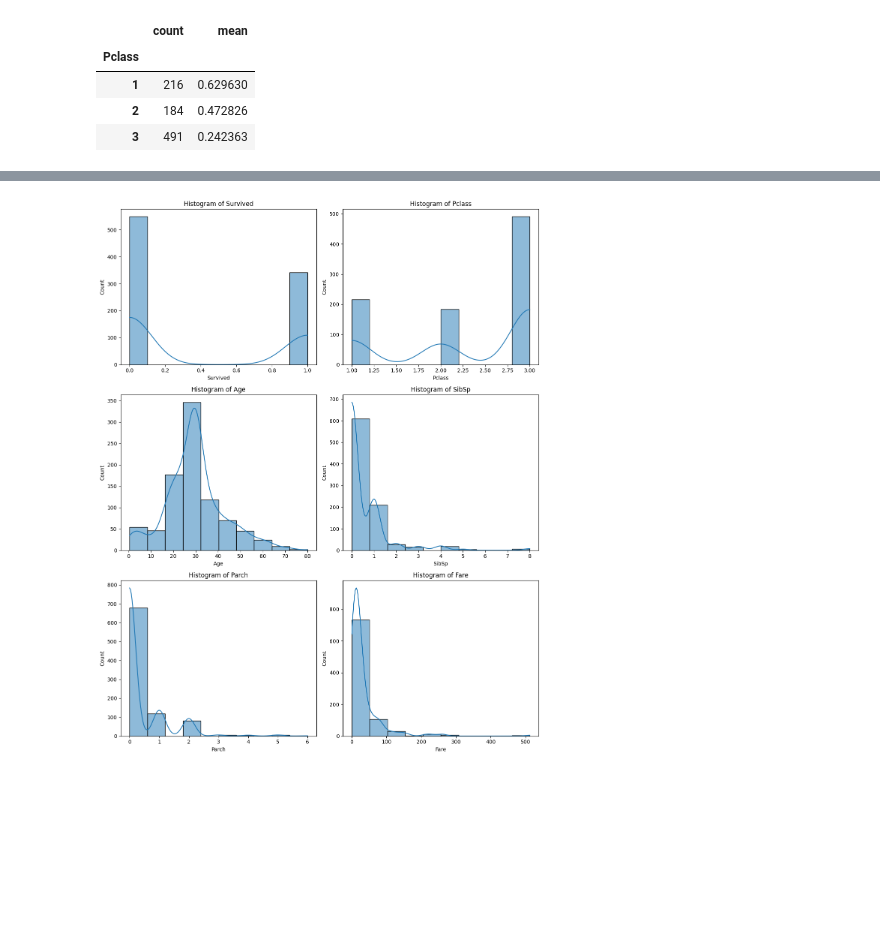
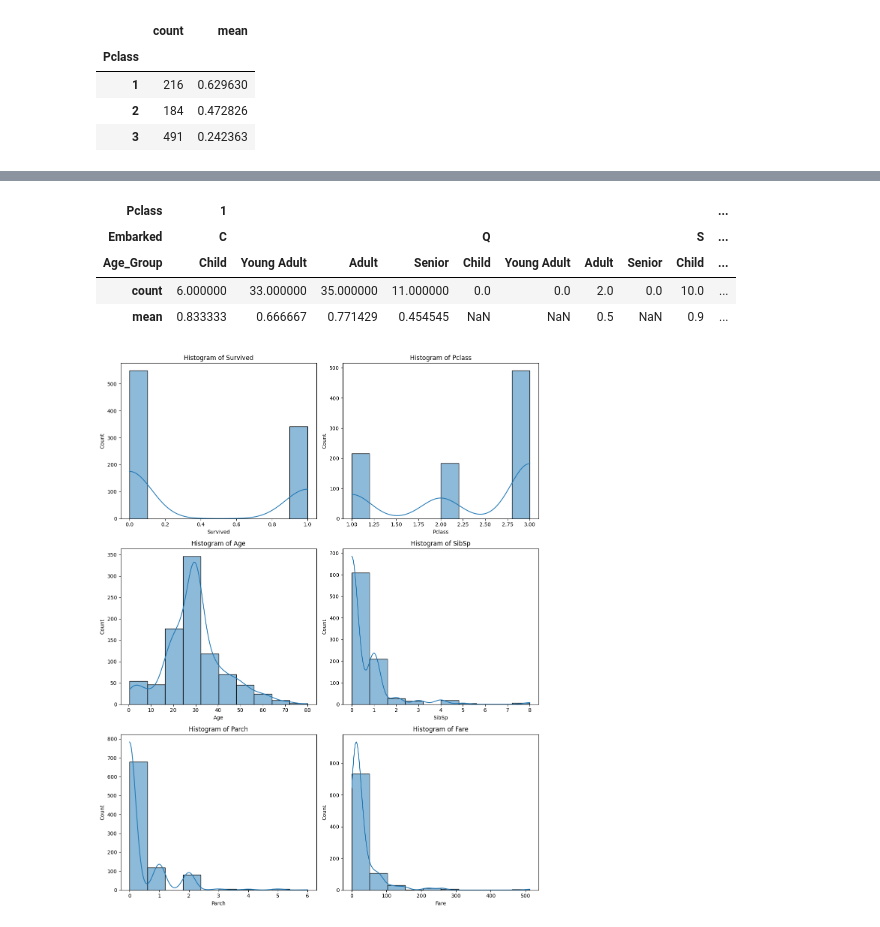
Before and after one commit to EmincanY/akdeniz-uni, a Jupyter notebook: Veri Bilimi - Giris/veri_bilimi_giris_2.ipynb, the cells around one changed output, grey strips where cells are left out. Saved outputs shown, nothing was run; the diff lists cells and outputs as text; code cells hidden in the pictures; blank space fills up the shorter version.

```diff
--- a/Veri Bilimi - Giris/veri_bilimi_giris_2.ipynb
+++ b/Veri Bilimi - Giris/veri_bilimi_giris_2.ipynb
@@ -190,3 +231,11 @@ df.groupby('Pclass')['Survived'].agg(['count', 'mean'])
+# %%
+df.groupby(['Pclass', 'Embarked', 'Age_Group'])['Survived'].agg(['count', 'mean']).T
+# %% [output]
+| Pclass | 1 |  |  |  |  |  |  |  |  | ... |
+| Embarked | C |  |  |  | Q |  |  |  | S | ... |
+| Age_Group | Child | Young Adult | Adult | Senior | Child | Young Adult | Adult | Senior | Child | ... |
+| count | 6.000000 | 33.000000 | 35.000000 | 11.000000 | 0.0 | 0.0 | 2.0 | 0.0 | 10.0 | ... |
+| mean | 0.833333 | 0.666667 | 0.771429 | 0.454545 | NaN | NaN | 0.5 | NaN | 0.9 | ... |
 # %%
 def hist_plot(dataframe, num_cols, ncols=2, bins=10):
     nrows = (len(num_cols) + ncols - 1) // ncols
```
Also changed, not shown: parts of 9 cells of this notebook.
